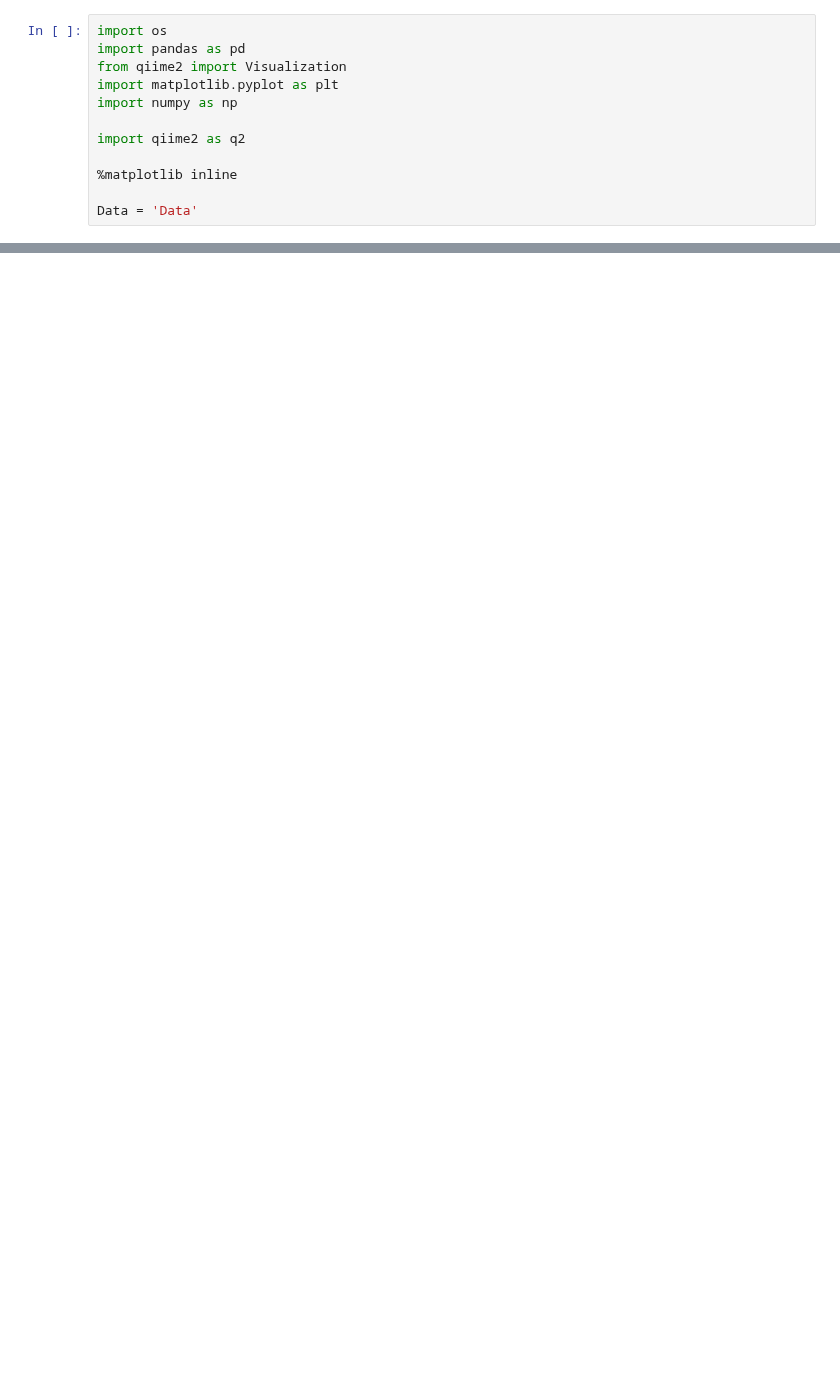
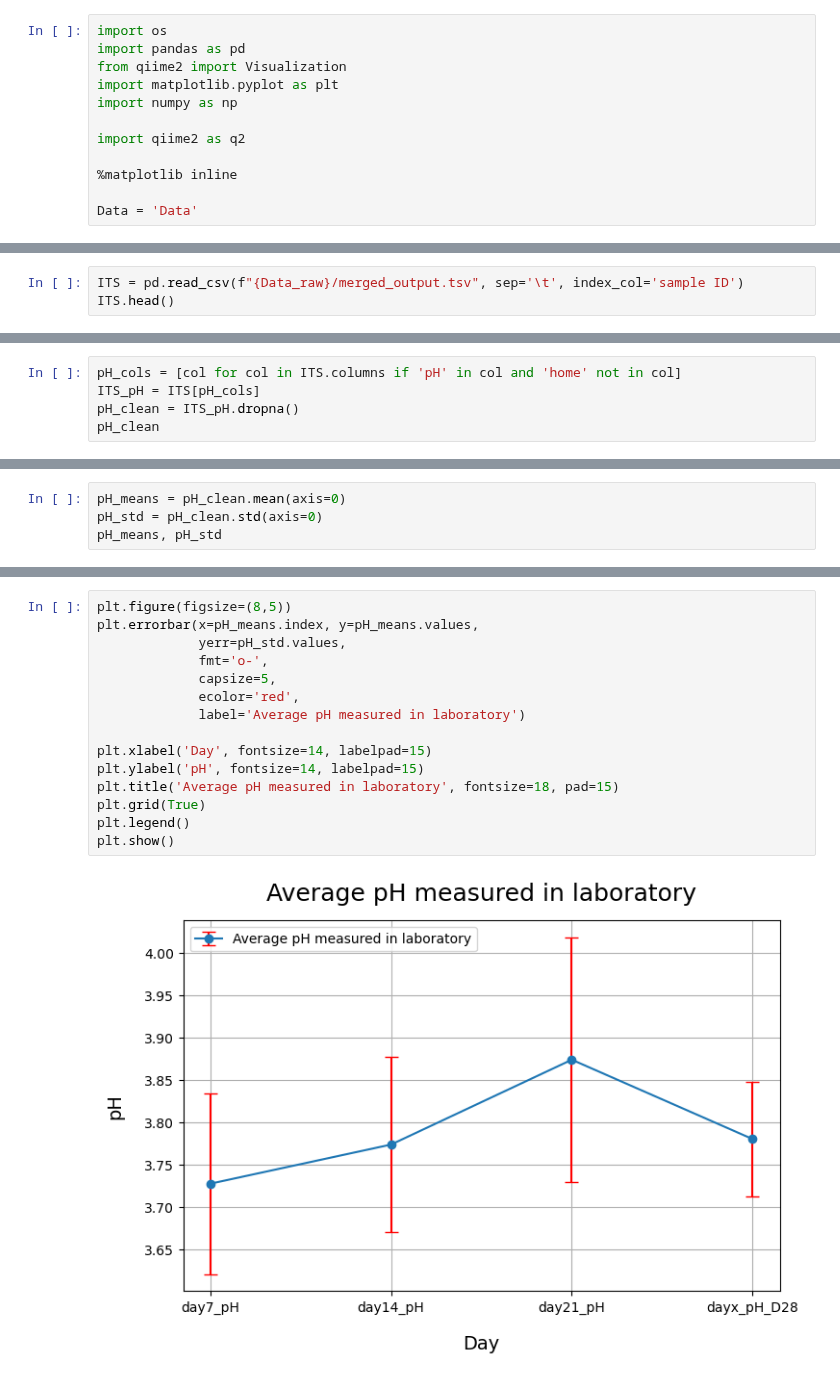
Before and after one commit to ninaaa-a/FermentYOU, a Jupyter notebook: Initial_visualization.ipynb, the cells around one changed output, grey strips where cells are left out. Cells and saved outputs as stored; diff of their text form; blank space fills up the shorter version.

Commit message:
final visualization

```diff
--- a/Initial_visualization.ipynb
+++ b/Initial_visualization.ipynb
@@ -32,0 +52,3 @@ Visualization.load(f"{Data}/visualization/modified-dada1-table-highschool-summar
+# %%
+ITS = pd.read_csv(f"{Data_raw}/merged_output.tsv", sep='\t', index_col='sample ID')
+ITS.head()
@@ -32,0 +66,5 @@ Visualization.load(f"{Data}/visualization/modified-dada1-table-highschool-summar
+# %%
+pH_cols = [col for col in ITS.columns if 'pH' in col and 'home' not in col]
+ITS_pH = ITS[pH_cols]
+pH_clean = ITS_pH.dropna()
+pH_clean
@@ -32,0 +86,4 @@ Visualization.load(f"{Data}/visualization/modified-dada1-table-highschool-summar
+# %%
+pH_means = pH_clean.mean(axis=0)
+pH_std = pH_clean.std(axis=0)
+pH_means, pH_std
@@ -32,0 +101,17 @@ Visualization.load(f"{Data}/visualization/modified-dada1-table-highschool-summar
+# %%
+plt.figure(figsize=(8,5))
+plt.errorbar(x=pH_means.index, y=pH_means.values,
+             yerr=pH_std.values,
+             fmt='o-',
+             capsize=5,
+             ecolor='red',
+             label='Average pH measured in laboratory')
+
+plt.xlabel('Day', fontsize=14, labelpad=15)
+plt.ylabel('pH', fontsize=14, labelpad=15)
+plt.title('Average pH measured in laboratory', fontsize=18, pad=15)
+plt.grid(True)
+plt.legend()
+plt.show()
+# %% [output]
+[figure, added]
```
Also changed, not shown: parts of 24 cells of this notebook, 1 other file.
